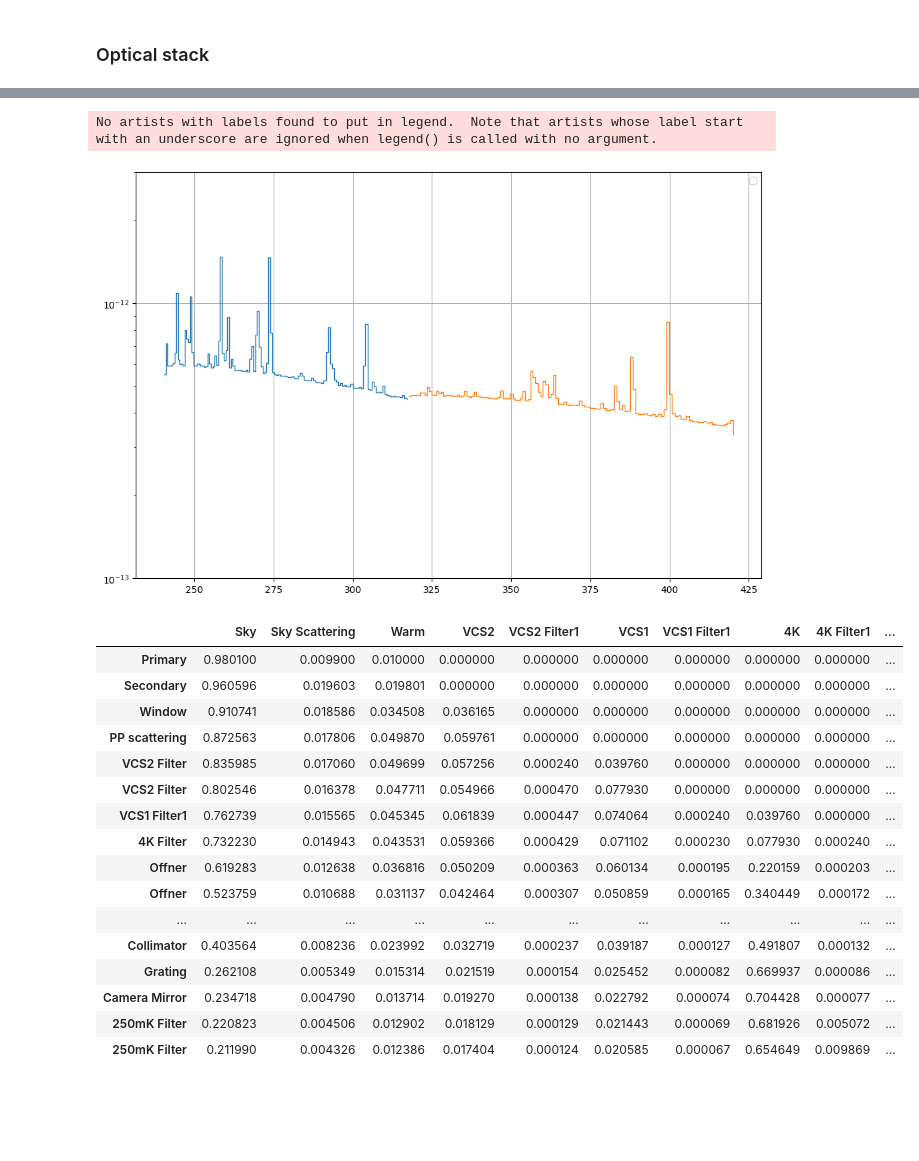
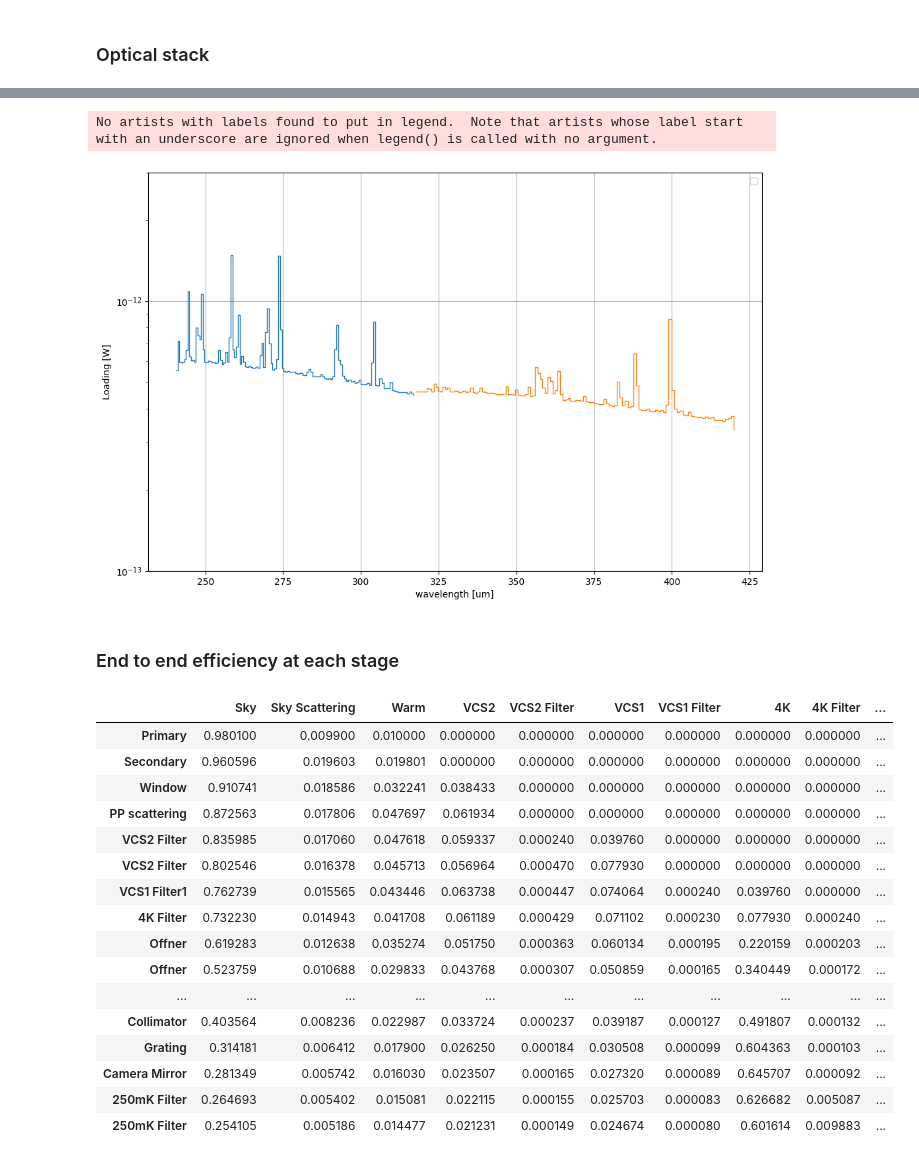
Before and after one commit to tim-balloon/tim-inst_modl, a Jupyter notebook: Spectral_loading_model/Spectral_loading.ipynb, the cells around one changed output, grey strips where cells are left out. Drawn from its saved outputs; the diff is of its cells as text; code cells hidden in the pictures; blank space fills up the shorter version.

```diff
--- a/Spectral_loading_model/Spectral_loading.ipynb
+++ b/Spectral_loading_model/Spectral_loading.ipynb
@@ -195,7 +159,7 @@ class Atmo(Source):
     def __init__(self, name, filename=None, rad_func=None):
         super().__init__(name)
         if filename is not None:
-            self.atmo = _pd.read_csv(filename, header=None, comment='#', sep=' ', names=['vGHz','tx','Tb','Trj','I'])
+            self.atmo = pd.read_csv(filename, header=None, comment='#', sep=' ', names=['vGHz','tx','Tb','Trj','I'])
             self.atmo['n'] = self.atmo['I']*c**2/(2*h*(self.atmo['vGHz']*1e9)**3)
 
     def I(self,v):
@@ -404,6 +340,7 @@ def PP_emis(thickness=1.):
 # %%
-LWGrating = np.loadtxt("../gratings/TIM_LW_Sawtooth26deg_Efficiency.tsv", skiprows=3)
-SWGrating = np.loadtxt("../gratings/TIM_SW_Sawtooth26deg_Efficiency.tsv", skiprows=3)
+LWGrating = np.loadtxt("./gratings/TIM_LW_Sawtooth26deg_Efficiency.tsv", skiprows=3)
+SWGrating = np.loadtxt("./gratings/TIM_SW_Sawtooth26deg_Efficiency.tsv", skiprows=3)
+
 
 blazeEff = Functions(v=np.concatenate((c/LWGrating[:,0]/1e-6, c/SWGrating[:,0]/1e-6)), \
                      prop=np.concatenate((1.-LWGrating[:,1], 1.-SWGrating[:,1])), fill=1)
@@ -435,18 +372,18 @@ epsCold = 0.005
 bbWarm = BB('Warm', T=Tprimary)
 
 bbVCS2 = BB('VCS2', T=Tvcs2)
-bbVCS2f1 = BB('VCS2 Filter1', T=Tvcs2f1)
+bbVCS2f1 = BB('VCS2 Filter', T=Tvcs2f1)
 
 bbVCS1 = BB('VCS1', T=Tvcs1)
-bbVCS1f1 = BB('VCS1 Filter1', T=Tvcs1f1)
+bbVCS1f1 = BB('VCS1 Filter', T=Tvcs1f1)
 
 bbCold = BB('4K', T=Tcold)
-bb4kf1 =  BB('4K Filter1', T=Tcoldf1)
+bb4kf1 =  BB('4K Filter', T=Tcoldf1)
 
 bbFPU = BB('250mK', T=Tfpu)
 
 
-Ant37  = '../tim-inst_modl/atmospheric_models/models/Antarctic_DJF_34km_45deg_1.0.out'
+Ant37  = '../atmospheric_models/models/Antarctic_DJF_34km_45deg_1.0.out'
 skyNoise = Atmo('Sky Scattering', filename = Ant37 )
 sky      = Atmo('Sky', filename = Ant37)
 
@@ -528,14 +465,17 @@ plt.figure(figsize=(12,8), dpi=100)
 plt.plot(lamb/1e-6, stack.radiance(c/lamb,),label='Total')
 
 for source in sources:
-    plt.plot(lamb/1e-6, stack.radiance(c/lamb,source=source), label=source.name)
+    if isinstance(source, Atmo):
+        plt.plot(lamb/1e-6, stack.radiance(c/lamb,source=source),lw=0.2, label=source.name)
+    else:
+        plt.plot(lamb/1e-6, stack.radiance(c/lamb,source=source), label=source.name)
 
 
-plt.xlabel('wavelength [um]')
-plt.ylabel('radiance [W/m^2/Hz/sr]')
+plt.xlabel('Wavelength [um]')
+plt.ylabel('Radiance [W/m^2/Hz/sr]')
 
-plt.ylim([1e-17,1e-13])
+plt.ylim([1e-19,1e-13])
 plt.yscale("log")
-plt.legend()
+plt.legend(frameon=0)
 # %% [output]
 <matplotlib.legend.Legend at 0x...>
@@ -608,46 +557,54 @@ plt.figure(figsize=(12,8), dpi=100)
 plt.step(c/SWdetectors[:-1]*1e6, SWloading)
 plt.step(c/LWdetectors[:-1]*1e6, LWloading)
 
+plt.xlabel('wavelength [um]')
+plt.ylabel('Loading [W]')
 
 plt.ylim([1e-13,3e-12])
 plt.yscale("log")
+
 plt.legend()
 plt.grid()
 
 plt.show()
 # %% [output]
 No artists with labels found to put in legend.  Note that artists whose label start with an underscore are ignored when legend() is called with no argument.
-[figure, old version]
+[figure, new version]
+# %% [markdown]
+### End to end efficiency at each stage
 # %%
+idx_max = (np.abs(lamb - 240e-6)).argmin()
+idx_min =  (np.abs(lamb - 420e-6)).argmin()
+
 eff = []
 
 for item in stack.stack:
-    eff.append((np.mean(item.efficiency[:,800:3200], axis=1)))
+    eff.append((np.mean(item.efficiency[:,idx_min:idx_max], axis=1)))
 
 eff = np.array(eff)
 
-effTable = _pd.DataFrame(eff, index=[item.name for item in stack.stack], columns=[source.name for source in sources])
+effTable = pd.DataFrame(eff, index=[item.name for item in stack.stack], columns=[source.name for source in sources])
 effTable['Total'] = effTable.sum(axis=1)
 
 effTable
 # %% [output]
-|  | Sky | Sky Scattering | Warm | VCS2 | VCS2 Filter1 | VCS1 | VCS1 Filter1 | 4K | 4K Filter1 | ... |
+|  | Sky | Sky Scattering | Warm | VCS2 | VCS2 Filter | VCS1 | VCS1 Filter | 4K | 4K Filter | ... |
 | Primary | 0.980100 | 0.009900 | 0.010000 | 0.000000 | 0.000000 | 0.000000 | 0.000000 | 0.000000 | 0.000000 | ... |
 | Secondary | 0.960596 | 0.019603 | 0.019801 | 0.000000 | 0.000000 | 0.000000 | 0.000000 | 0.000000 | 0.000000 | ... |
-| Window | 0.910741 | 0.018586 | 0.034508 | 0.036165 | 0.000000 | 0.000000 | 0.000000 | 0.000000 | 0.000000 | ... |
-| PP scattering | 0.872563 | 0.017806 | 0.049870 | 0.059761 | 0.000000 | 0.000000 | 0.000000 | 0.000000 | 0.000000 | ... |
-| VCS2 Filter | 0.835985 | 0.017060 | 0.049699 | 0.057256 | 0.000240 | 0.039760 | 0.000000 | 0.000000 | 0.000000 | ... |
-| VCS2 Filter | 0.802546 | 0.016378 | 0.047711 | 0.054966 | 0.000470 | 0.077930 | 0.000000 | 0.000000 | 0.000000 | ... |
-| VCS1 Filter1 | 0.762739 | 0.015565 | 0.045345 | 0.061839 | 0.000447 | 0.074064 | 0.000240 | 0.039760 | 0.000000 | ... |
-| 4K Filter | 0.732230 | 0.014943 | 0.043531 | 0.059366 | 0.000429 | 0.071102 | 0.000230 | 0.077930 | 0.000240 | ... |
-| Offner | 0.619283 | 0.012638 | 0.036816 | 0.050209 | 0.000363 | 0.060134 | 0.000195 | 0.220159 | 0.000203 | ... |
-| Offner | 0.523759 | 0.010688 | 0.031137 | 0.042464 | 0.000307 | 0.050859 | 0.000165 | 0.340449 | 0.000172 | ... |
+| Window | 0.910741 | 0.018586 | 0.032241 | 0.038433 | 0.000000 | 0.000000 | 0.000000 | 0.000000 | 0.000000 | ... |
+| PP scattering | 0.872563 | 0.017806 | 0.047697 | 0.061934 | 0.000000 | 0.000000 | 0.000000 | 0.000000 | 0.000000 | ... |
+| VCS2 Filter | 0.835985 | 0.017060 | 0.047618 | 0.059337 | 0.000240 | 0.039760 | 0.000000 | 0.000000 | 0.000000 | ... |
+| VCS2 Filter | 0.802546 | 0.016378 | 0.045713 | 0.056964 | 0.000470 | 0.077930 | 0.000000 | 0.000000 | 0.000000 | ... |
+| VCS1 Filter1 | 0.762739 | 0.015565 | 0.043446 | 0.063738 | 0.000447 | 0.074064 | 0.000240 | 0.039760 | 0.000000 | ... |
+| 4K Filter | 0.732230 | 0.014943 | 0.041708 | 0.061189 | 0.000429 | 0.071102 | 0.000230 | 0.077930 | 0.000240 | ... |
+| Offner | 0.619283 | 0.012638 | 0.035274 | 0.051750 | 0.000363 | 0.060134 | 0.000195 | 0.220159 | 0.000203 | ... |
+| Offner | 0.523759 | 0.010688 | 0.029833 | 0.043768 | 0.000307 | 0.050859 | 0.000165 | 0.340449 | 0.000172 | ... |
 | ... | ... | ... | ... | ... | ... | ... | ... | ... | ... | ... |
-| Collimator | 0.403564 | 0.008236 | 0.023992 | 0.032719 | 0.000237 | 0.039187 | 0.000127 | 0.491807 | 0.000132 | ... |
-| Grating | 0.262108 | 0.005349 | 0.015314 | 0.021519 | 0.000154 | 0.025452 | 0.000082 | 0.669937 | 0.000086 | ... |
-| Camera Mirror | 0.234718 | 0.004790 | 0.013714 | 0.019270 | 0.000138 | 0.022792 | 0.000074 | 0.704428 | 0.000077 | ... |
-| 250mK Filter | 0.220823 | 0.004506 | 0.012902 | 0.018129 | 0.000129 | 0.021443 | 0.000069 | 0.681926 | 0.005072 | ... |
-| 250mK Filter | 0.211990 | 0.004326 | 0.012386 | 0.017404 | 0.000124 | 0.020585 | 0.000067 | 0.654649 | 0.009869 | ... |
+| Collimator | 0.403564 | 0.008236 | 0.022987 | 0.033724 | 0.000237 | 0.039187 | 0.000127 | 0.491807 | 0.000132 | ... |
+| Grating | 0.314181 | 0.006412 | 0.017900 | 0.026250 | 0.000184 | 0.030508 | 0.000099 | 0.604363 | 0.000103 | ... |
+| Camera Mirror | 0.281349 | 0.005742 | 0.016030 | 0.023507 | 0.000165 | 0.027320 | 0.000089 | 0.645707 | 0.000092 | ... |
+| 250mK Filter | 0.264693 | 0.005402 | 0.015081 | 0.022115 | 0.000155 | 0.025703 | 0.000083 | 0.626682 | 0.005087 | ... |
+| 250mK Filter | 0.254105 | 0.005186 | 0.014477 | 0.021231 | 0.000149 | 0.024674 | 0.000080 | 0.601614 | 0.009883 | ... |
 # %%
 plt.figure(figsize=(8,6), dpi=100)
 
```
Also changed, not shown: parts of 16 cells of this notebook.
